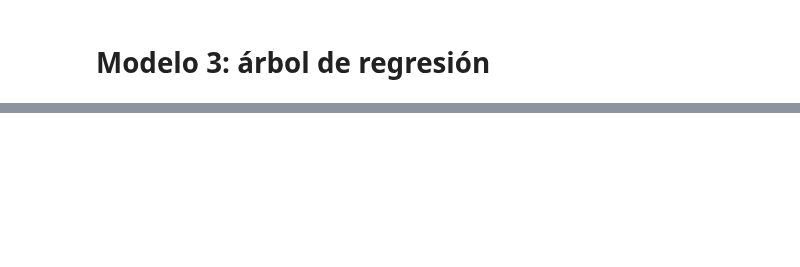
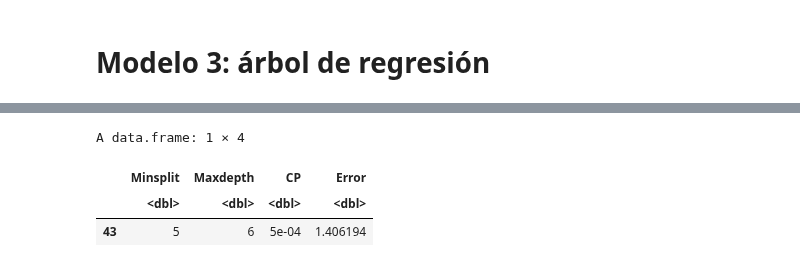
Before and after one commit to Lukas-De-Angelis-Riva/Aprendizaje-estadistico, a Jupyter notebook: trabajo_practico3/src/Forward.ipynb, the cells around one changed output, grey strips where cells are left out. Cells and saved outputs as stored; diff of their text form; code cells hidden in the pictures; blank space fills up the shorter version.

```diff
--- a/trabajo_practico3/src/Forward.ipynb
+++ b/trabajo_practico3/src/Forward.ipynb
@@ -357,0 +420,8 @@ print(paste("R2 adj =  ", hatY))
+# %%
+mejores_parametros <- resultados[which.min(resultados$Error),]
+mejores_parametros
+# %% [output]
+A data.frame: 1 × 4
+|  | Minsplit | Maxdepth | CP | Error |
+|  | <dbl> | <dbl> | <dbl> | <dbl> |
+| 43 | 5 | 6 | 5e-04 | 1.406194 |
```
Also changed, not shown: parts of 62 cells of this notebook, 3 other files.
